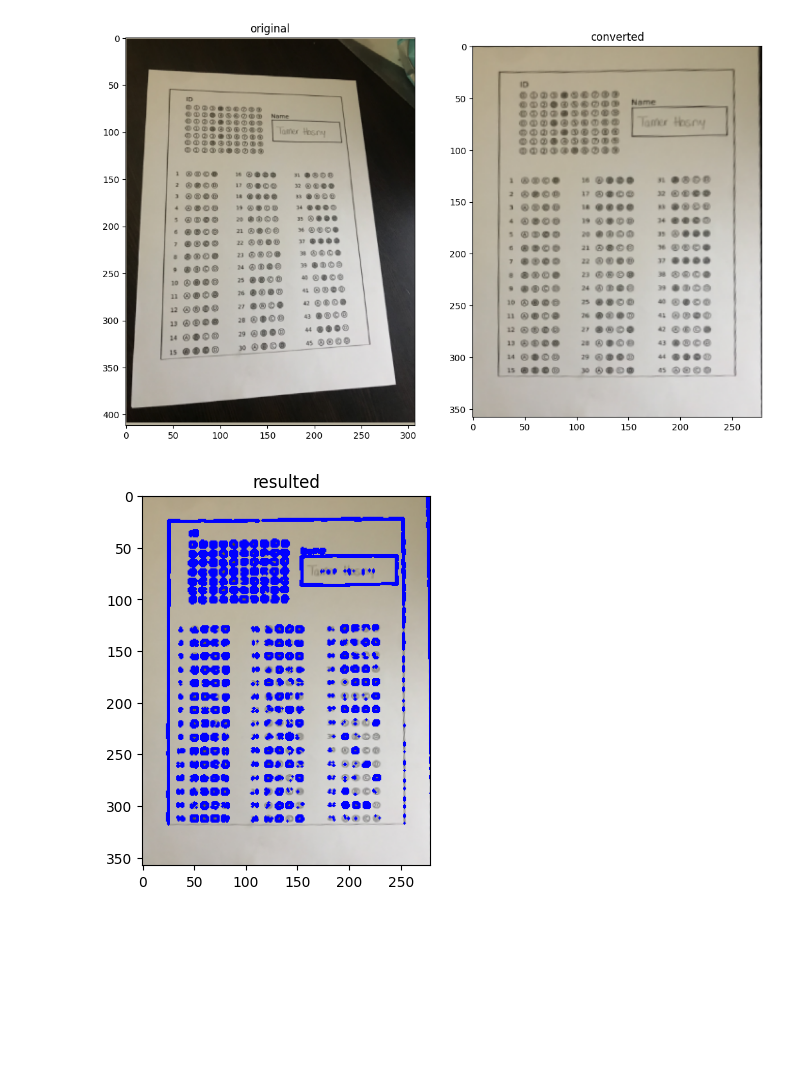
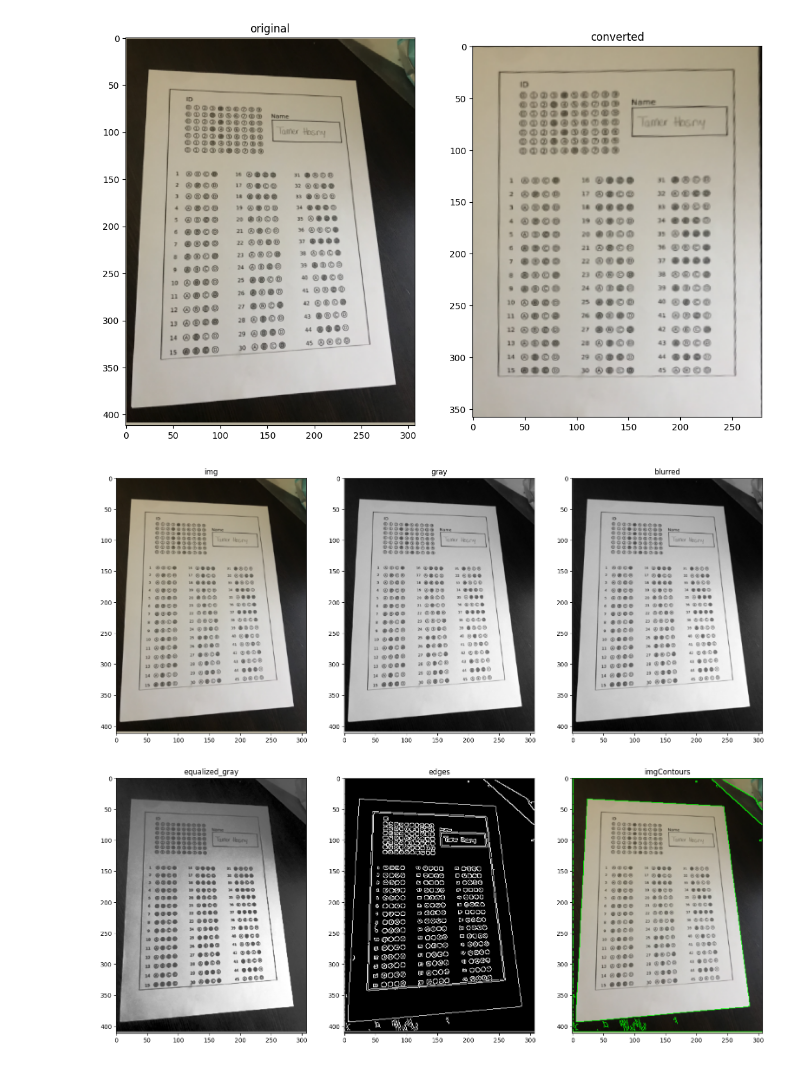
Before and after one commit to eslamwageh/Grades-auto-filler, a Jupyter notebook: bubble.ipynb, the cells around one changed output. Saved outputs shown, nothing was run; the diff lists cells and outputs as text; code cells hidden in the pictures; blank space fills up the shorter version.

Commit message:
got the contours

```diff
--- a/bubble.ipynb
+++ b/bubble.ipynb
@@ -79,26 +74,38 @@ show_images(images, titles)
 # %% [output]
 [figure]
 # %%
-import cv2
+img = cv2.imread('pre.png')
+
+imgContours = img.copy()
+
+gray = cv2.cvtColor(img, cv2.COLOR_BGR2GRAY)
+
+blurred = cv2.GaussianBlur(gray, (3, 3), 0.3)
+
+equalized_gray = cv2.equalizeHist(blurred)
+
+edges = cv2.Canny(equalized_gray, 40, 100)
+
+contours, _ = cv2.findContours(edges, cv2.RETR_EXTERNAL, cv2.CHAIN_APPROX_NONE)
+
+cv2.drawContours(imgContours, contours, -1, (0, 255, 0), 1)
+
+show_images([img, gray, blurred], ['img', 'gray', 'blurred'])
+show_images([equalized_gray, edges, imgContours], ['equalized_gray', 'edges', 'imgContours'])
 
 
-# Convert to grayscale
-gray = cv2.cvtColor(out, cv2.COLOR_BGR2GRAY)
 
-# Apply binary thresholding
-_, binary_image = cv2.threshold(gray, 130, 255, cv2.THRESH_BINARY)
-binary_image = 255 - binary_image
+# # Find contours
+# contours, _ = cv2.findContours(binary_image, cv2.RETR_TREE, cv2.CHAIN_APPROX_SIMPLE)
 
-# Find contours
-contours, _ = cv2.findContours(binary_image, cv2.RETR_TREE, cv2.CHAIN_APPROX_SIMPLE)
+# # Draw contours on the original image in red
+# cv2.drawContours(out, contours, -1, (0, 0, 255), 2)  # Red color in BGR, thickness = 2
 
-# Draw contours on the original image in red
-cv2.drawContours(out, contours, -1, (0, 0, 255), 2)  # Red color in BGR, thickness = 2
-
-# Display the image with contours
-show_images([out], ['resulted'])
+# # Display the image with contours
+# show_images([out], ['resulted'])
 # %% [output]
-[figure, old version]
+[figure, new version]
+[figure, added]
 # %%
 def perspective_transform(img):
     if img is None:
```
Also changed, not shown: parts of 3 cells of this notebook.
